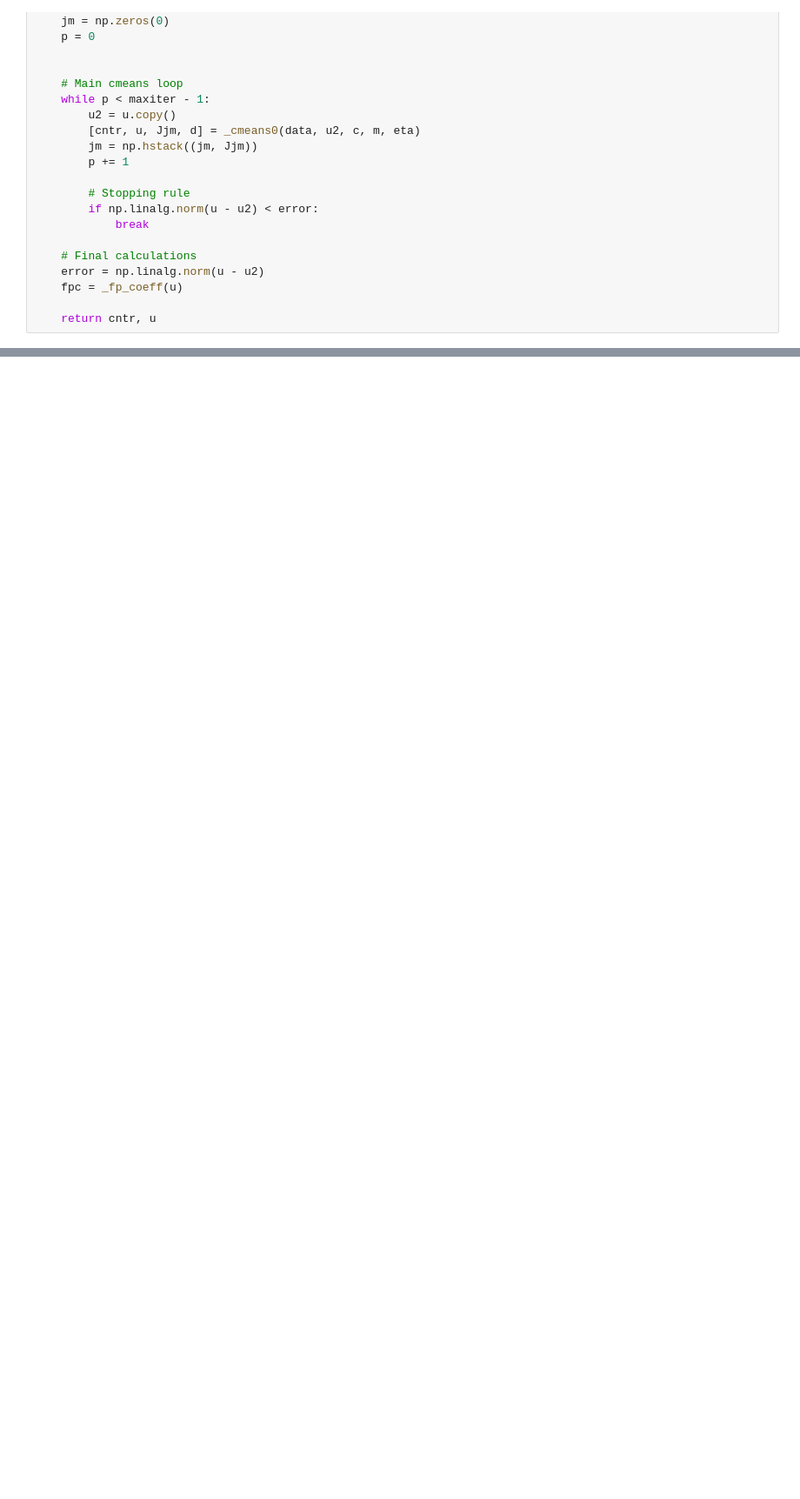
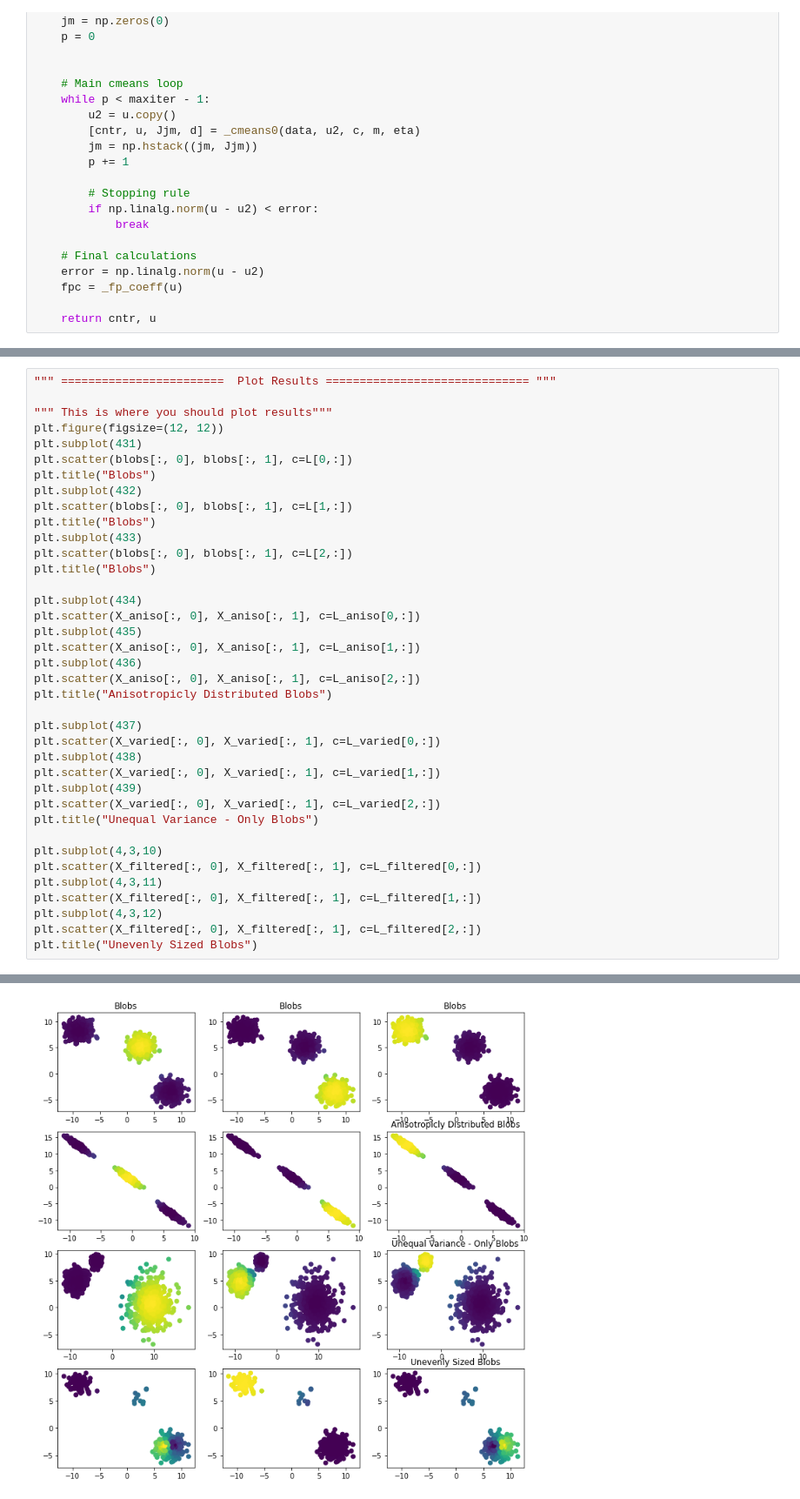
Before and after one commit to aaryan-AK/Probabilistic-C-Means, a Jupyter notebook: PCM.ipynb, the cells around one changed output, grey strips where cells are left out. Shown at 87% size. Saved outputs shown, nothing was run; the diff lists cells and outputs as text; blank space fills up the shorter version.

```diff
--- a/PCM.ipynb
+++ b/PCM.ipynb
@@ -167,0 +306,39 @@ def cmeans(data, c, eta, init, m=2, error=1e-3, maxiter=1000, seed=None):
+# %%
+""" ========================  Plot Results ============================== """
+
+""" This is where you should plot results"""
+plt.figure(figsize=(12, 12))
+plt.subplot(431)
+plt.scatter(blobs[:, 0], blobs[:, 1], c=L[0,:])
+plt.title("Blobs")
+plt.subplot(432)
+plt.scatter(blobs[:, 0], blobs[:, 1], c=L[1,:])
+plt.title("Blobs")
+plt.subplot(433)
+plt.scatter(blobs[:, 0], blobs[:, 1], c=L[2,:])
+plt.title("Blobs")
+
+plt.subplot(434)
+plt.scatter(X_aniso[:, 0], X_aniso[:, 1], c=L_aniso[0,:])
+plt.subplot(435)
+plt.scatter(X_aniso[:, 0], X_aniso[:, 1], c=L_aniso[1,:])
+plt.subplot(436)
+plt.scatter(X_aniso[:, 0], X_aniso[:, 1], c=L_aniso[2,:])
+plt.title("Anisotropicly Distributed Blobs")
+
+plt.subplot(437)
+plt.scatter(X_varied[:, 0], X_varied[:, 1], c=L_varied[0,:])
+plt.subplot(438)
+plt.scatter(X_varied[:, 0], X_varied[:, 1], c=L_varied[1,:])
+plt.subplot(439)
+plt.scatter(X_varied[:, 0], X_varied[:, 1], c=L_varied[2,:])
+plt.title("Unequal Variance - Only Blobs")
+
+plt.subplot(4,3,10)
+plt.scatter(X_filtered[:, 0], X_filtered[:, 1], c=L_filtered[0,:])
+plt.subplot(4,3,11)
+plt.scatter(X_filtered[:, 0], X_filtered[:, 1], c=L_filtered[1,:])
+plt.subplot(4,3,12)
+plt.scatter(X_filtered[:, 0], X_filtered[:, 1], c=L_filtered[2,:])
+plt.title("Unevenly Sized Blobs")
+# %% [output]
@@ -167,0 +346 @@ def cmeans(data, c, eta, init, m=2, error=1e-3, maxiter=1000, seed=None):
+[figure, added]
```
Also changed, not shown: parts of 4 cells of this notebook.
